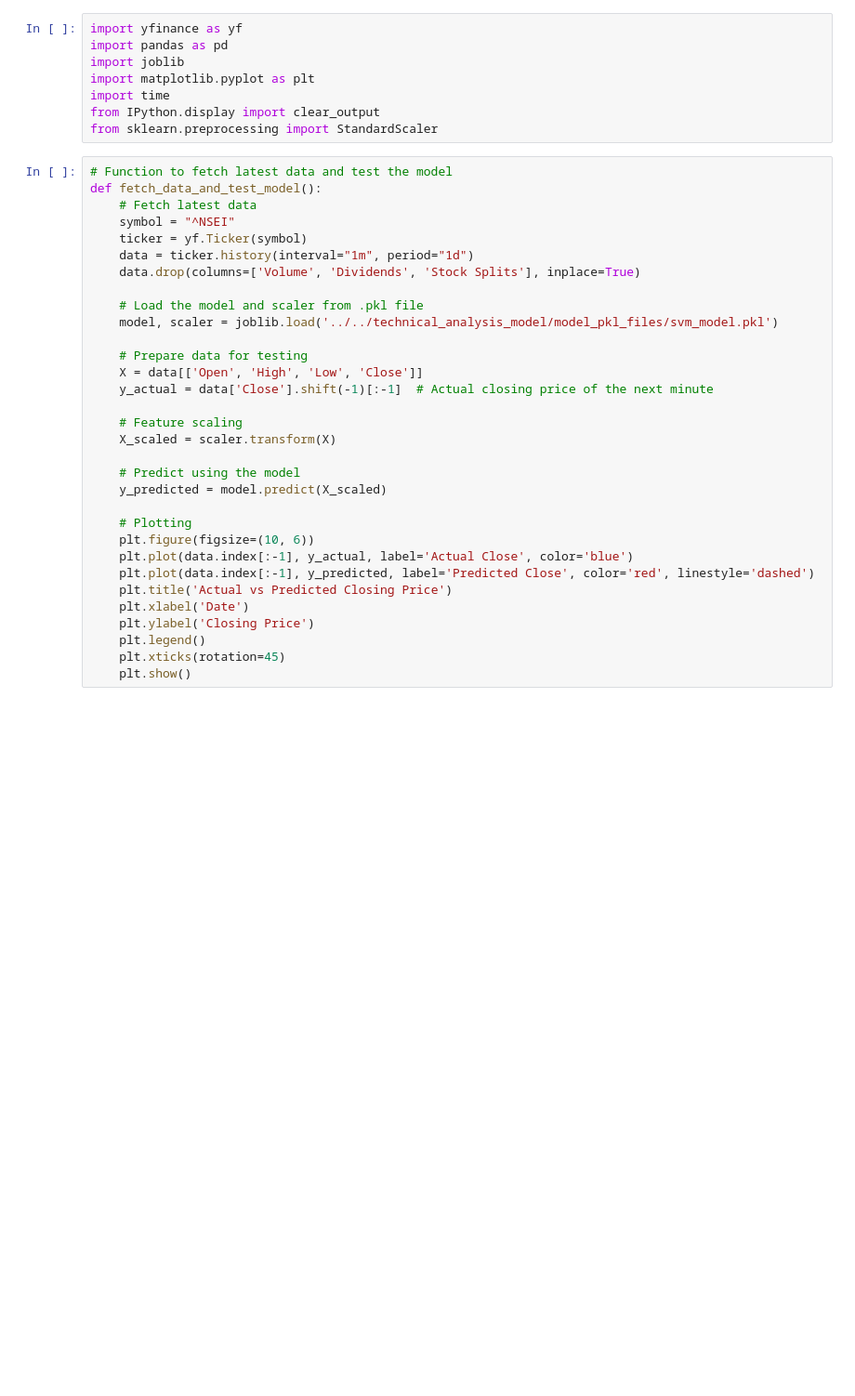
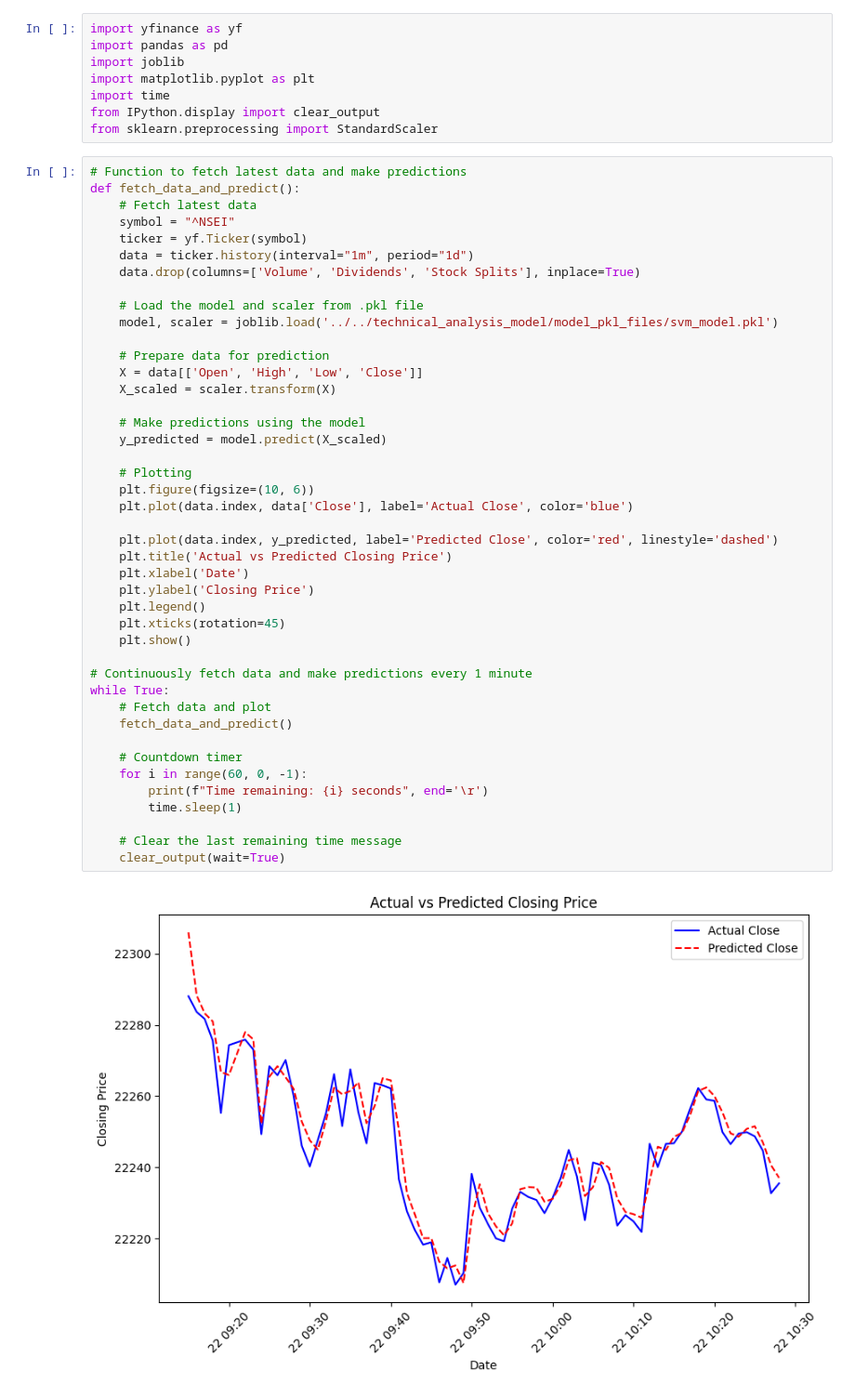
Before and after one commit to naimish73/stock-prediction-bot, a Jupyter notebook: technical_analysis/technical_analysis_test/ml_models/SVM.ipynb, the cells around one changed output. Shown: that part at 93% size. Saved outputs shown, nothing was run; the diff lists cells and outputs as text; blank space fills up the shorter version.

```diff
--- a/technical_analysis/technical_analysis_test/ml_models/SVM.ipynb
+++ b/technical_analysis/technical_analysis_test/ml_models/SVM.ipynb
@@ -7,34 +7,47 @@ import time
 from IPython.display import clear_output
 from sklearn.preprocessing import StandardScaler
 # %%
-# Function to fetch latest data and test the model
-def fetch_data_and_test_model():
+# Function to fetch latest data and make predictions
+def fetch_data_and_predict():
     # Fetch latest data
     symbol = "^NSEI"
     ticker = yf.Ticker(symbol)
     data = ticker.history(interval="1m", period="1d")
     data.drop(columns=['Volume', 'Dividends', 'Stock Splits'], inplace=True)
 
     # Load the model and scaler from .pkl file
     model, scaler = joblib.load('../../technical_analysis_model/model_pkl_files/svm_model.pkl')
 
-    # Prepare data for testing
+    # Prepare data for prediction
     X = data[['Open', 'High', 'Low', 'Close']]
-    y_actual = data['Close'].shift(-1)[:-1]  # Actual closing price of the next minute
-
-    # Feature scaling
     X_scaled = scaler.transform(X)
 
-    # Predict using the model
+    # Make predictions using the model
     y_predicted = model.predict(X_scaled)
 
     # Plotting
     plt.figure(figsize=(10, 6))
-    plt.plot(data.index[:-1], y_actual, label='Actual Close', color='blue')
-    plt.plot(data.index[:-1], y_predicted, label='Predicted Close', color='red', linestyle='dashed')
+    plt.plot(data.index, data['Close'], label='Actual Close', color='blue')
+
+    plt.plot(data.index, y_predicted, label='Predicted Close', color='red', linestyle='dashed')
     plt.title('Actual vs Predicted Closing Price')
     plt.xlabel('Date')
     plt.ylabel('Closing Price')
     plt.legend()
     plt.xticks(rotation=45)
     plt.show()
+
+# Continuously fetch data and make predictions every 1 minute
+while True:
+    # Fetch data and plot
+    fetch_data_and_predict()
+
+    # Countdown timer
+    for i in range(60, 0, -1):
+        print(f"Time remaining: {i} seconds", end='\r')
+        time.sleep(1)
+
+    # Clear the last remaining time message
+    clear_output(wait=True)
+# %% [output]
+[figure, added]
```
Also changed, not shown: parts of 2 cells of this notebook.
